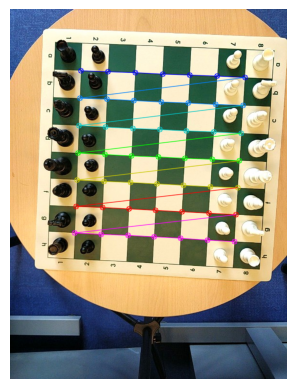
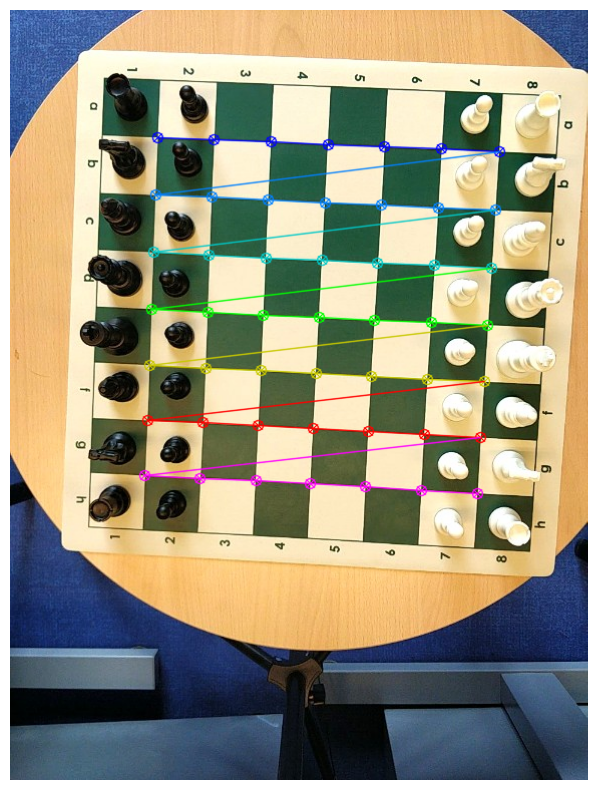
The notebook cell's code change between the first figure and the second:
--- before
+++ after
@@ -12,4 +12,5 @@
 image_with_corners = image.copy()
 cv2.drawChessboardCorners(image_with_corners, BOARD_SIZE, corners2, ok)
+plt.gcf().set_size_inches(10, 10)
 plt.imshow(image_with_corners)
 plt.axis('off')

Commit: Changes in notebook